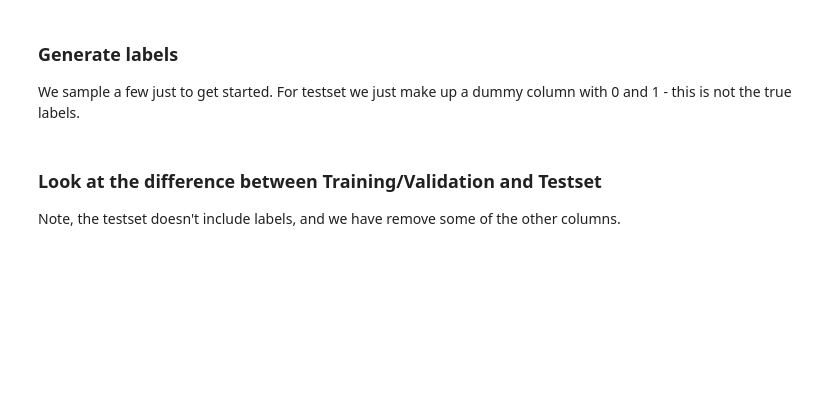
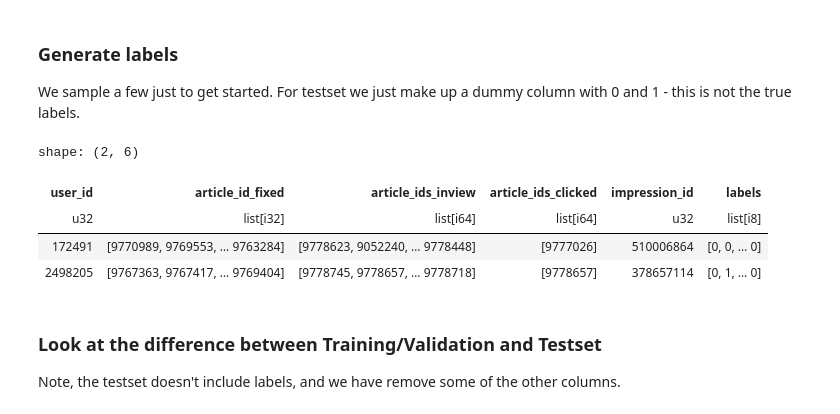
Before and after one commit to mkleinegger/recsys-challenge-24, a Jupyter notebook: notebooks/nrms_ebnerd.ipynb, the cells around one changed output. Drawn from its saved outputs; the diff is of its cells as text; code cells hidden in the pictures; blank space fills up the shorter version.

```diff
--- a/notebooks/nrms_ebnerd.ipynb
+++ b/notebooks/nrms_ebnerd.ipynb
@@ -63,6 +74,7 @@ def ebnerd_from_path(path: Path, history_size: int = 30) -> pl.DataFrame:
             column=DEFAULT_HISTORY_ARTICLE_ID_COL,
             history_size=history_size,
             padding_value=0,
+            enable_warning=False
         )
     )
     df_behaviors = (
@@ -80,43 +95,55 @@ def ebnerd_from_path(path: Path, history_size: int = 30) -> pl.DataFrame:
 ### Generate labels
 We sample a few just to get started. For testset we just make up a dummy column with 0 and 1 - this is not the true labels.
 # %%
-path = Path("downloads/demo")
 COLUMNS = [
     DEFAULT_USER_COL,
     DEFAULT_HISTORY_ARTICLE_ID_COL,
     DEFAULT_INVIEW_ARTICLES_COL,
     DEFAULT_CLICKED_ARTICLES_COL,
+    DEFAULT_IMPRESSION_ID_COL,
 ]
-HISTORY_SIZE = 30
-N_SAMPLES = 100
+HISTORY_SIZE = 10
+FRACTION = 0.01
+
 df_train = (
-    ebnerd_from_path(path.joinpath("train"), history_size=HISTORY_SIZE)
+    ebnerd_from_path(PATH.joinpath(DATASPLIT, "train"), history_size=HISTORY_SIZE)
     .select(COLUMNS)
     .pipe(
         sampling_strategy_wu2019,
         npratio=4,
         shuffle=True,
         with_replacement=True,
         seed=123,
     )
     .pipe(create_binary_labels_column)
-    .sample(n=N_SAMPLES)
+    .sample(fraction=FRACTION)
 )
 # =>
 df_validation = (
-    ebnerd_from_path(path.joinpath("validation"), history_size=HISTORY_SIZE)
+    ebnerd_from_path(PATH.joinpath(DATASPLIT, "validation"), history_size=HISTORY_SIZE)
     .select(COLUMNS)
     .pipe(create_binary_labels_column)
-    .sample(n=N_SAMPLES)
+    .sample(fraction=FRACTION)
 )
-# =>
-df_test = (
-    ebnerd_from_path(path.joinpath("test"), history_size=HISTORY_SIZE)
-    .with_columns(pl.Series(DEFAULT_CLICKED_ARTICLES_COL, [[]]))
-    .select(COLUMNS)
-    .pipe(create_binary_labels_column)
-    .sample(n=N_SAMPLES)
-)
+
+df_test = (ebnerd_from_path(PATH.joinpath("test"), history_size=HISTORY_SIZE)
+    .select([
+    DEFAULT_USER_COL,
+    DEFAULT_HISTORY_ARTICLE_ID_COL,
+    DEFAULT_INVIEW_ARTICLES_COL,
+    DEFAULT_IMPRESSION_ID_COL,
+])
+
+    .sample(fraction=FRACTION)
+          )
+
+df_train.head(2)
+# %% [output]
+shape: (2, 6)
+| user_id | article_id_fixed | article_ids_inview | article_ids_clicked | impression_id | labels |
+| u32 | list[i32] | list[i64] | list[i64] | u32 | list[i8] |
+| 172491 | [9770989, 9769553, … 9763284] | [9778623, 9052240, … 9778448] | [9777026] | 510006864 | [0, 0, … 0] |
+| 2498205 | [9767363, 9767417, … 9769404] | [9778745, 9778657, … 9778718] | [9778657] | 378657114 | [0, 1, … 0] |
 # %% [markdown]
 ### Look at the difference between Training/Validation and Testset
 Note, the testset doesn't include labels, and we have remove some of the other columns.
```
Also changed, not shown: parts of 10 cells of this notebook, 1 other file.
